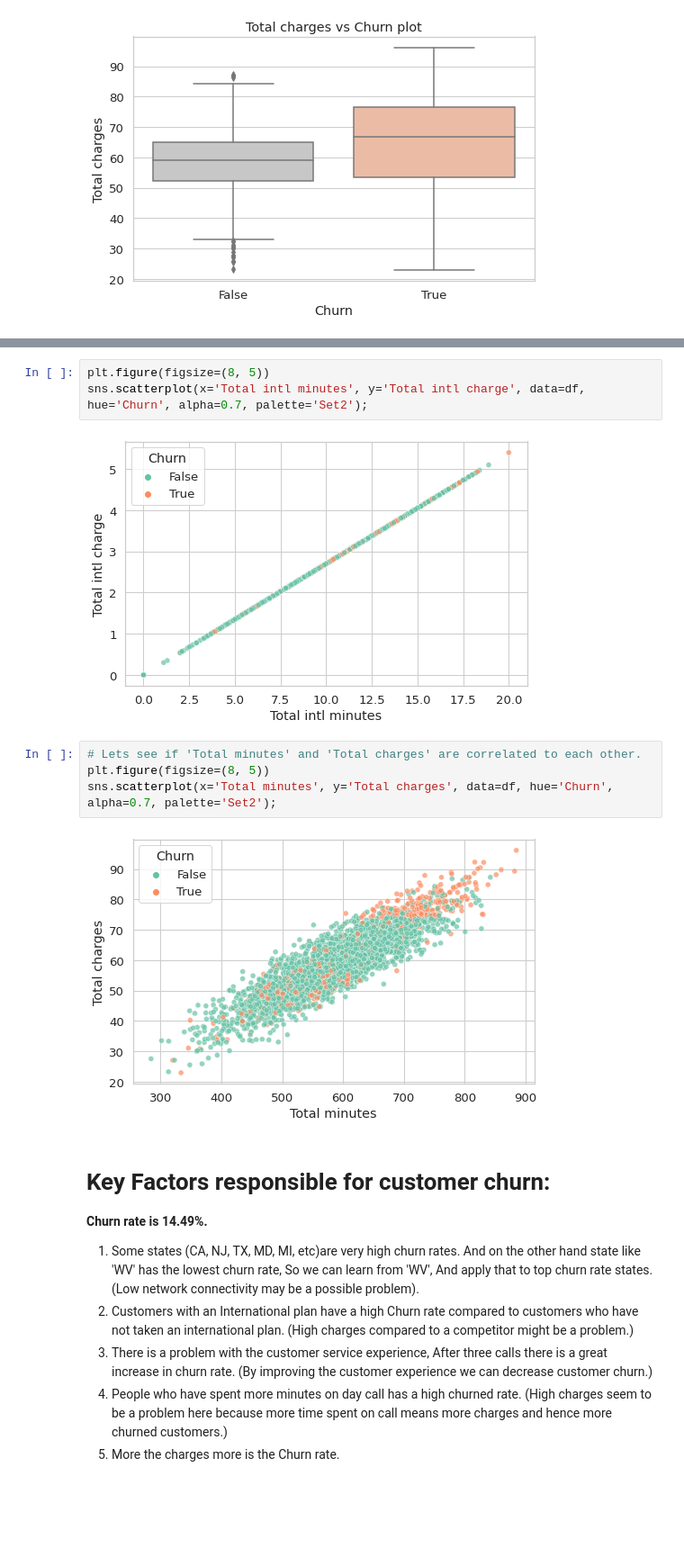
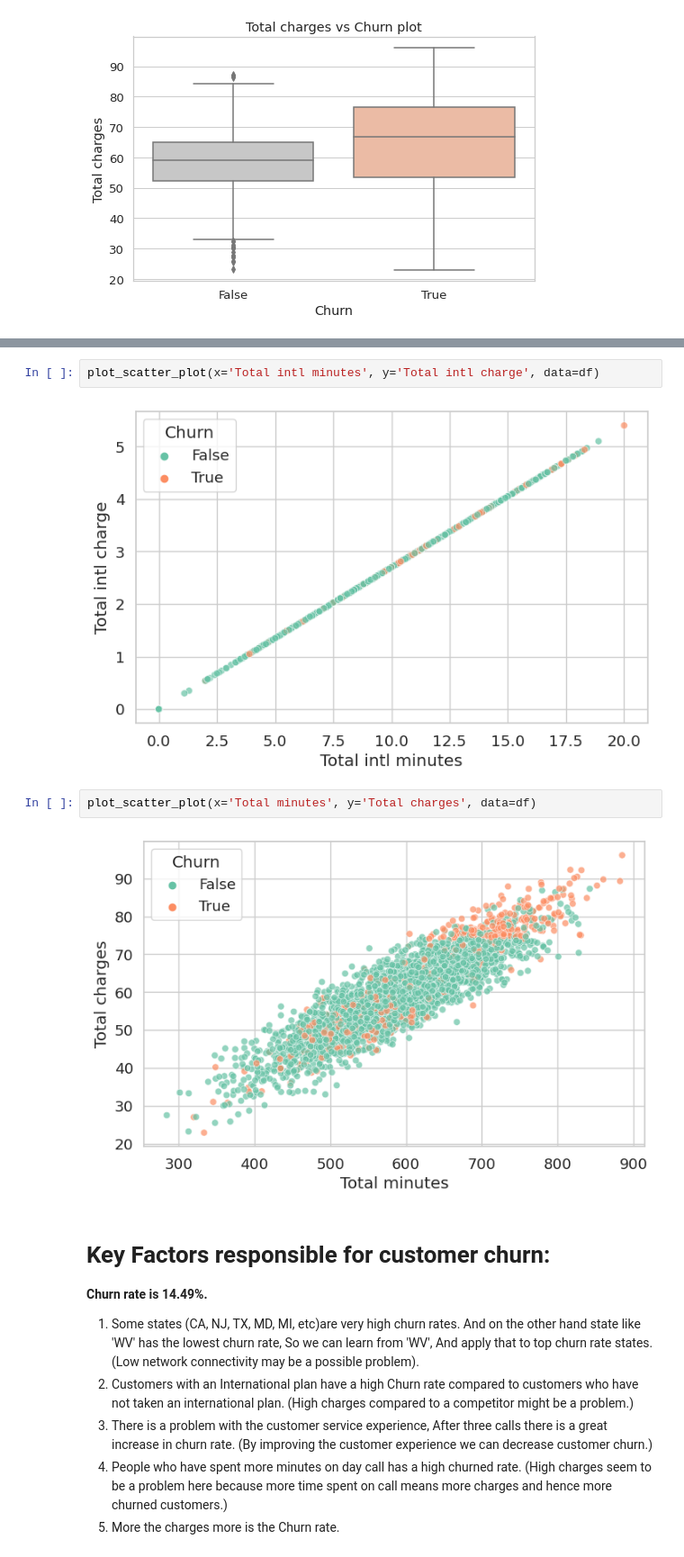
Before and after one commit to GhostML/Telecom-Churn-EDA, a Jupyter notebook: Telecom_Churn_Analysis_Capstone_Project.ipynb, the cells around one changed output, grey strips where cells are left out. Shown at 90% size. Cells and saved outputs as stored; diff of their text form; blank space fills up the shorter version.

```diff
--- a/Telecom_Churn_Analysis_Capstone_Project.ipynb
+++ b/Telecom_Churn_Analysis_Capstone_Project.ipynb
@@ -374,14 +384,11 @@ sns.scatterplot(x='Total night minutes', y='Total night charge', data=df, hue='C
 # %%
-plt.figure(figsize=(8, 5))
-sns.scatterplot(x='Total intl minutes', y='Total intl charge', data=df, hue='Churn', alpha=0.7, palette='Set2');
+plot_scatter_plot(x='Total intl minutes', y='Total intl charge', data=df)
 # %% [output]
-[figure, old version]
+[figure, new version]
-# %%
-# Lets see if 'Total minutes' and 'Total charges' are correlated to each other.
-plt.figure(figsize=(8, 5))
-sns.scatterplot(x='Total minutes', y='Total charges', data=df, hue='Churn', alpha=0.7, palette='Set2');
-# %% [output]
-[figure, removed]
+# %%
+plot_scatter_plot(x='Total minutes', y='Total charges', data=df)
+# %% [output]
+[figure, added]
 # %% [markdown]
 # Key Factors responsible for customer churn:
 **Churn rate is 14.49%.**
```
Also changed, not shown: parts of 4 cells of this notebook.
